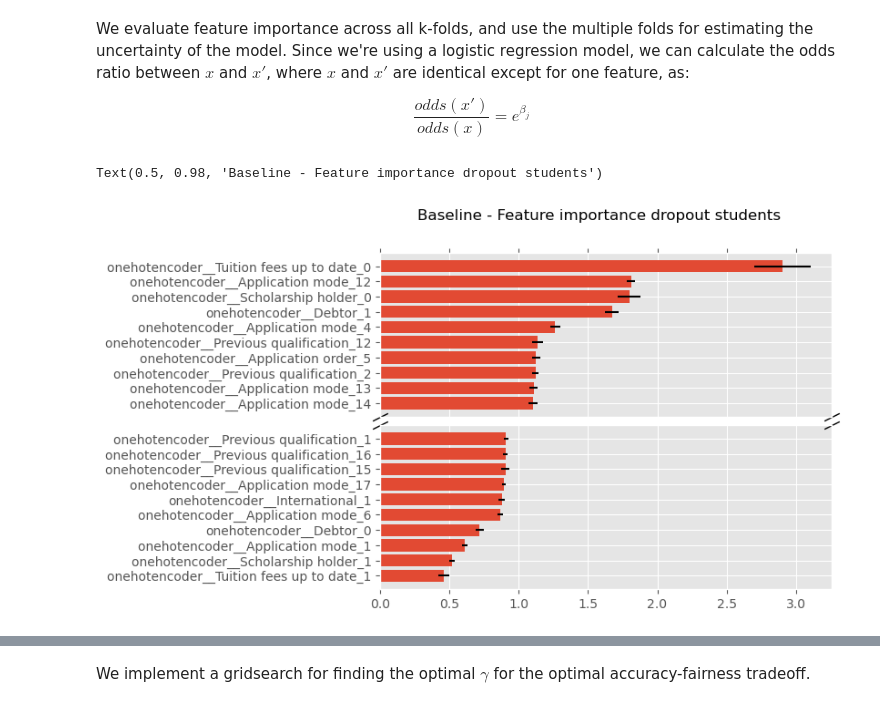
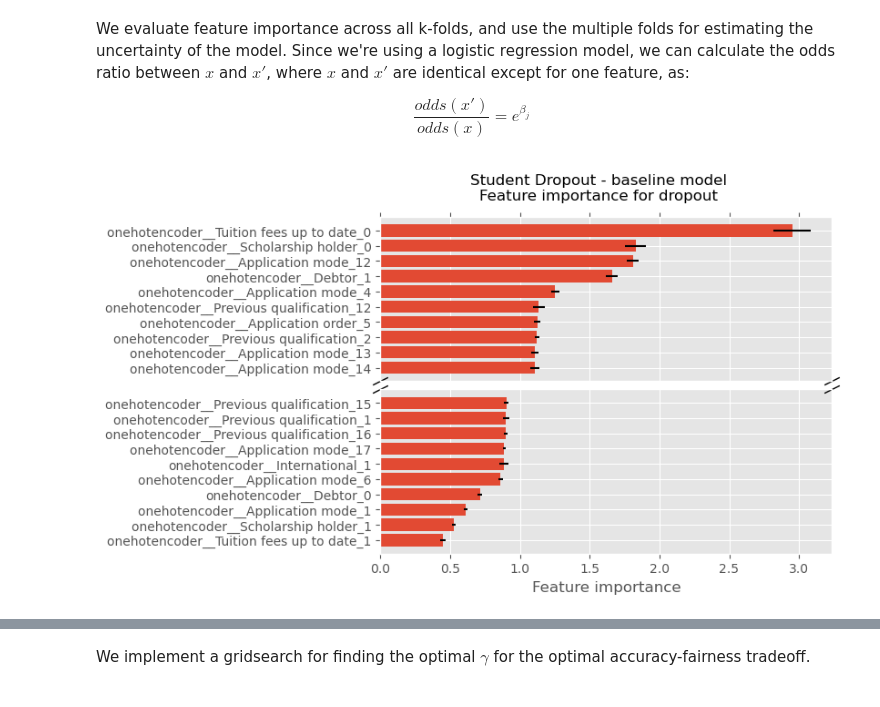
Before and after one commit to Marcus-Friis/afae-exam, a Jupyter notebook: notebook _dropout.ipynb, the cells around one changed output, grey strips where cells are left out. Drawn from its saved outputs; the diff is of its cells as text; code cells hidden in the pictures.

```diff
--- a/notebook _dropout.ipynb
+++ b/notebook _dropout.ipynb
@@ -54,7 +61,6 @@ nom_features = ["Marital status","Application mode","Application order","Previou
                 ,"Displaced","Educational special needs","Debtor","Tuition fees up to date","Scholarship holder","International"]
 num_features = ["Unemployment rate","GDP"]
 target = "Target"
-groups = "gender_group"
 # %% [markdown]
 For our preprocessing pipeline, we one-hot encode categorical features and standardscale all numerical features. Normally, when onehot encoding, we'd drop first for interpretability. However, since we're doing cross validation, we encode all values as features, and drop any features that are uknown in the validation set. Additionally, normally, we'd split the dataset into train and test. However, here, we're just interested in evaluating the robustness of the methods, and as such, we strictly use cross validation.
 # %%
@@ -120,11 +126,12 @@ class KfoldTracker:
         self.performance['ROC AUC'].append(roc_auc_score(y_true, y_pred))
 
     def log_fairness(self, y_true, y_pred, groups):
-        tpr_g1, tpr_g2, fpr_g1, fpr_g2 = equalized_odds(y_true, y_pred, groups)
-        self.fairness['TPR G1'].append(tpr_g1)
-        self.fairness['TPR G2'].append(tpr_g2)
-        self.fairness['FPR G1'].append(fpr_g1)
-        self.fairness['FPR G2'].append(fpr_g2)
+        for i in range(groups.shape[1]):
+            tpr_g1, tpr_g2, fpr_g1, fpr_g2 = equalized_odds(y_true, y_pred, groups[:, i])
+            self.group_tracker[f'group_{i}'].fairness['TPR G1'].append(tpr_g1)
+            self.group_tracker[f'group_{i}'].fairness['TPR G2'].append(tpr_g2)
+            self.group_tracker[f'group_{i}'].fairness['FPR G1'].append(fpr_g1)
+            self.group_tracker[f'group_{i}'].fairness['FPR G2'].append(fpr_g2)
 
     def log_feature_importance(self, feature_importance, feature_names):
         for i, name in enumerate(feature_names):
@@ -209,13 +196,13 @@ FPR G2  0.245902  0.086207  0.152542
 perf_base = tracker_base.get_mean_performance()
 fig, ax = plt.subplots()
 ax.bar(perf_base.keys(), [v[0] for v in perf_base.values()], yerr=[v[1] for v in perf_base.values()])
-ax.set_title('Performance of baseline model')
+ax.set_title('Student Dropout - baseline model\nPerformance')
 ax.set_ylabel('Score')
 
-# FIG_PATH = 'reports/figs/'
-# def savefig(fname, dpi=None):
-#     dpi = 150 if dpi == None else dpi
-#     plt.savefig(os.path.join(FIG_PATH, fname), bbox_inches='tight', dpi=dpi)
+FIG_PATH = 'reports/figs/dropout'
+def savefig(fname, dpi=None):
+    dpi = 150 if dpi == None else dpi
+    plt.savefig(os.path.join(FIG_PATH, fname), bbox_inches='tight', dpi=dpi)
 
-#savefig('baseline_performance.svg')
+savefig('baseline_performance.svg')
 # %% [output]
@@ -237,0 +210,14 @@ Text(0, 0.5, 'Score')
+# %%
+def plot_outcomes(tracker):
+    fig, axs = plt.subplots(1, 3, sharey=True, figsize=(10, 6))
+    for i in range(len(groups)):
+        fairness = tracker[f'group_{i}'].get_mean_fairness()
+        axs[i].bar(fairness.keys(), [v[0] for v in fairness.values()], yerr=[v[1] for v in fairness.values()])
+        axs[i].set_title(f'{groups[i]}'.replace('_', ' '))
+    axs[0].set_ylabel('Ratio')
+    return fig, axs
+
+fig, axs = plot_outcomes(tracker_base)
+
+fig.suptitle('Student dropout - baseline model\nClassification outcomes')
+savefig('baseline_fairness.svg')
@@ -244,37 +232,35 @@ $$
 # %%
 def plot_feature_importance(feature_importance):
 
     means = np.array([value[0] for value in feature_importance.values()])
     stds = np.array([value[1] for value in feature_importance.values()])
     keys = np.array(list(feature_importance.keys()))
 
     fig, (ax1, ax2) = plt.subplots(2, sharex=True)
     fig.subplots_adjust(hspace=0.05)
     idx = np.argsort(means)
     idx = np.concatenate((idx[:10], idx[-10:]))
-
-    #print(means[idx[10:]])
 
     ax1.barh(keys[idx[10:]], means[idx[10:]], xerr=stds[idx[10:]])
     ax2.barh(keys[idx[:10]], means[idx[:10]], xerr=stds[idx[:10]])
 
     ax1.xaxis.tick_top()
 
     d = .5
     kwargs = dict(marker=[(-1, -d), (1, d)], markersize=12,
                 linestyle="none", color='k', mec='k', mew=1, clip_on=False)
     ax1.plot([0, 1], [0, 0], transform=ax1.transAxes, **kwargs)
     ax2.plot([0, 1], [1, 1], transform=ax2.transAxes, **kwargs)
 
     return fig, (ax1, ax2)
 
 feature_importance_base = tracker_base.get_mean_feature_importance()
 fig, (ax1, ax2) = plot_feature_importance(feature_importance_base)
-fig.suptitle('Baseline - Feature importance dropout students')
-# savefig('baseline_feature_importance.svg')
+ax2.set_xlabel('Feature importance')
+fig.suptitle('Student Dropout - baseline model\nFeature importance for dropout')
+savefig('baseline_feature_importance.svg')
 # %% [output]
-Text(0.5, 0.98, 'Baseline - Feature importance dropout students')
-[figure, old version]
+[figure, new version]
 # %% [markdown]
 ### Fair model - enforcing fairness through constrained optimization
 
```
Also changed, not shown: parts of 39 cells of this notebook, 13 other files.
